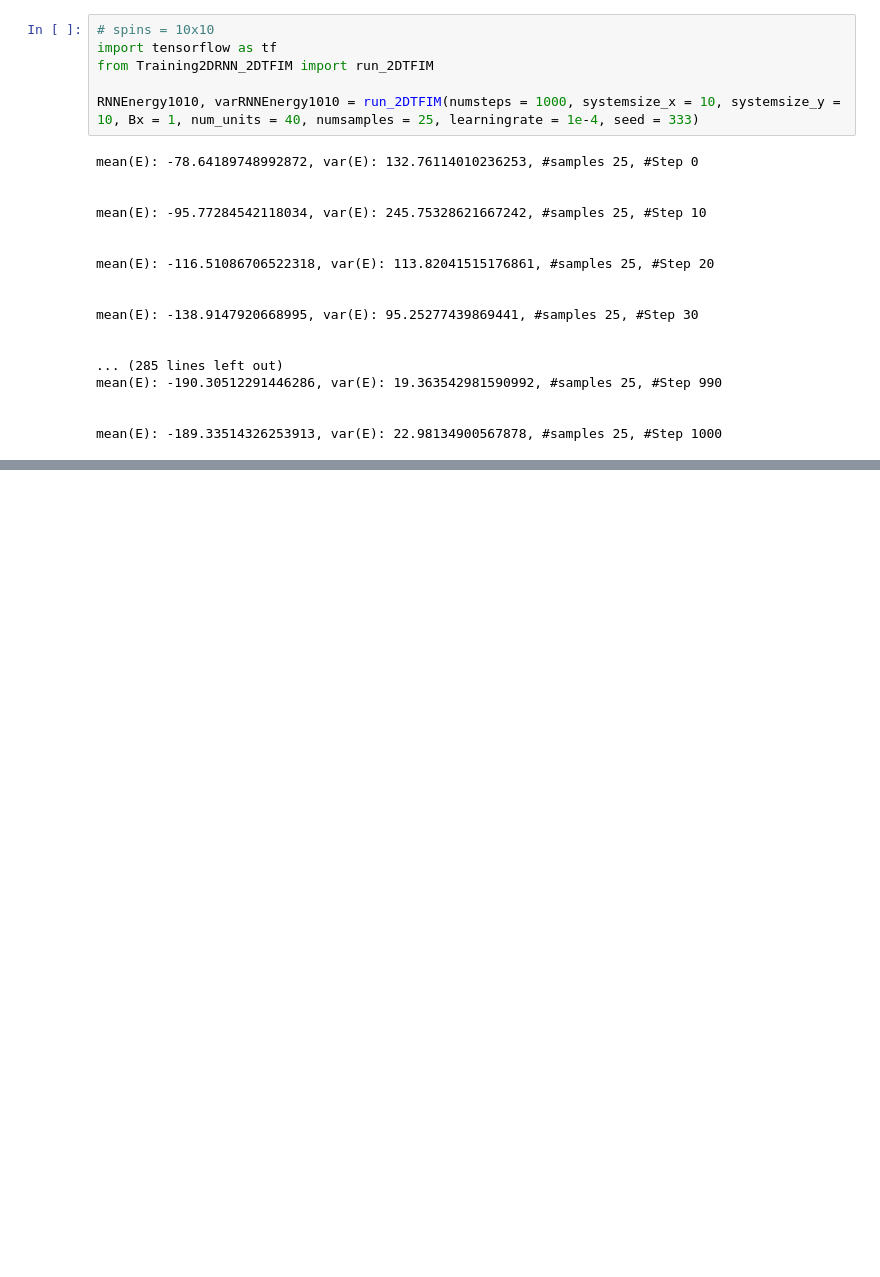
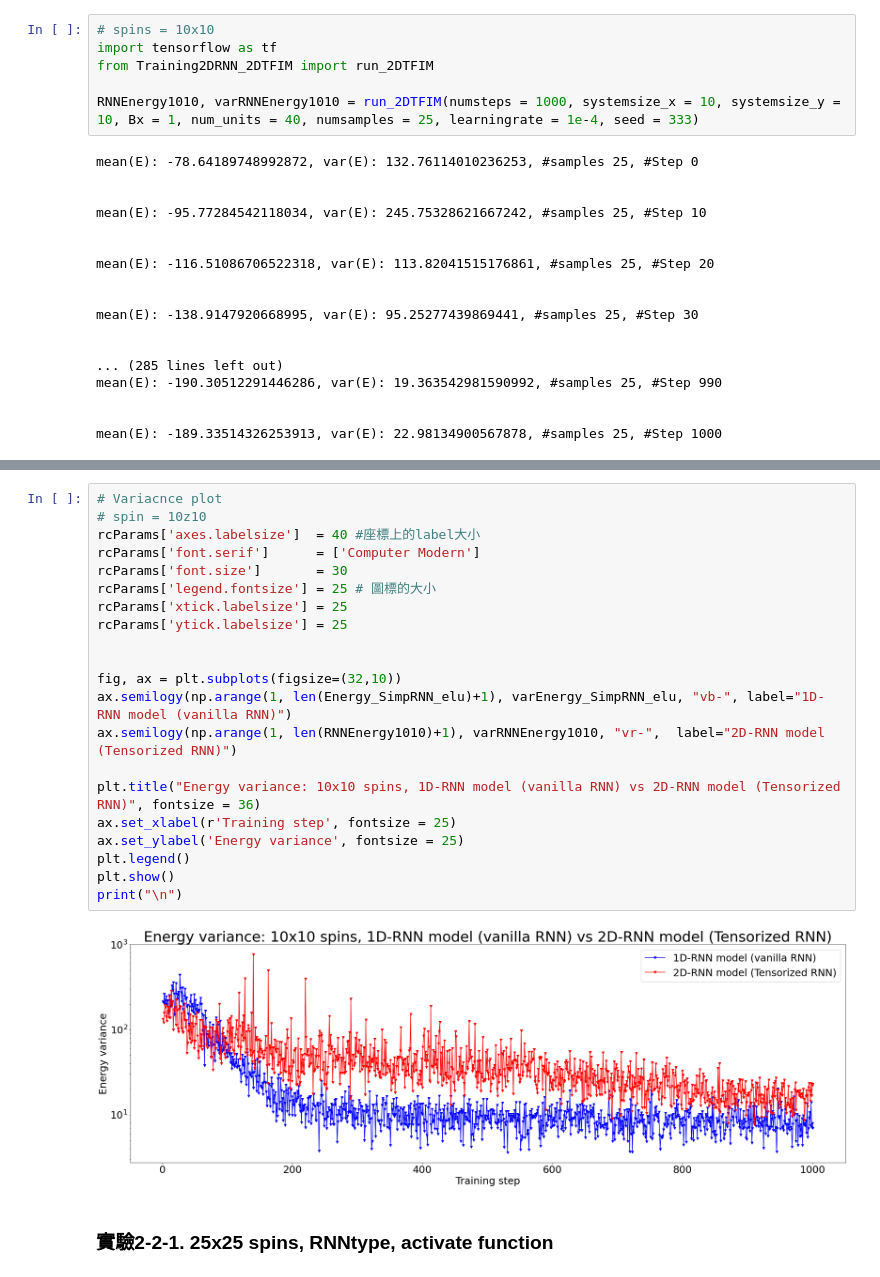
Before and after one commit to Yi-Huaaa/sqa-RNN, a Jupyter notebook: 2DTFIM_1DRNN/Run_2D_1D.ipynb, the cells around one changed output, grey strips where cells are left out. Drawn from its saved outputs; the diff is of its cells as text; blank space fills up the shorter version.

```diff
--- a/2DTFIM_1DRNN/Run_2D_1D.ipynb
+++ b/2DTFIM_1DRNN/Run_2D_1D.ipynb
@@ -328,0 +374,25 @@ RNNEnergy4040, varRNNEnergy4040 = run_2DTFIM(numsteps = 1000, systemsize_x = 40,
+# %%
+# Variacnce plot
+# spin = 10z10
+rcParams['axes.labelsize']  = 40 #座標上的label大小
+rcParams['font.serif']      = ['Computer Modern']
+rcParams['font.size']       = 30
+rcParams['legend.fontsize'] = 25 # 圖標的大小
+rcParams['xtick.labelsize'] = 25
+rcParams['ytick.labelsize'] = 25
+
+
+fig, ax = plt.subplots(figsize=(32,10))
+ax.semilogy(np.arange(1, len(Energy_SimpRNN_elu)+1), varEnergy_SimpRNN_elu, "vb-", label="1D-RNN model (vanilla RNN)")
+ax.semilogy(np.arange(1, len(RNNEnergy1010)+1), varRNNEnergy1010, "vr-",  label="2D-RNN model (Tensorized RNN)")
+
+plt.title("Energy variance: 10x10 spins, 1D-RNN model (vanilla RNN) vs 2D-RNN model (Tensorized RNN)", fontsize = 36)
+ax.set_xlabel(r'Training step', fontsize = 25)
+ax.set_ylabel('Energy variance', fontsize = 25)
+plt.legend()
+plt.show()
+print("\n")
+# %% [output]
+[figure, added]
+# %% [markdown]
+### 實驗2-2-1. 25x25 spins, RNNtype, activate function
```
Also changed, not shown: parts of 22 cells of this notebook.
